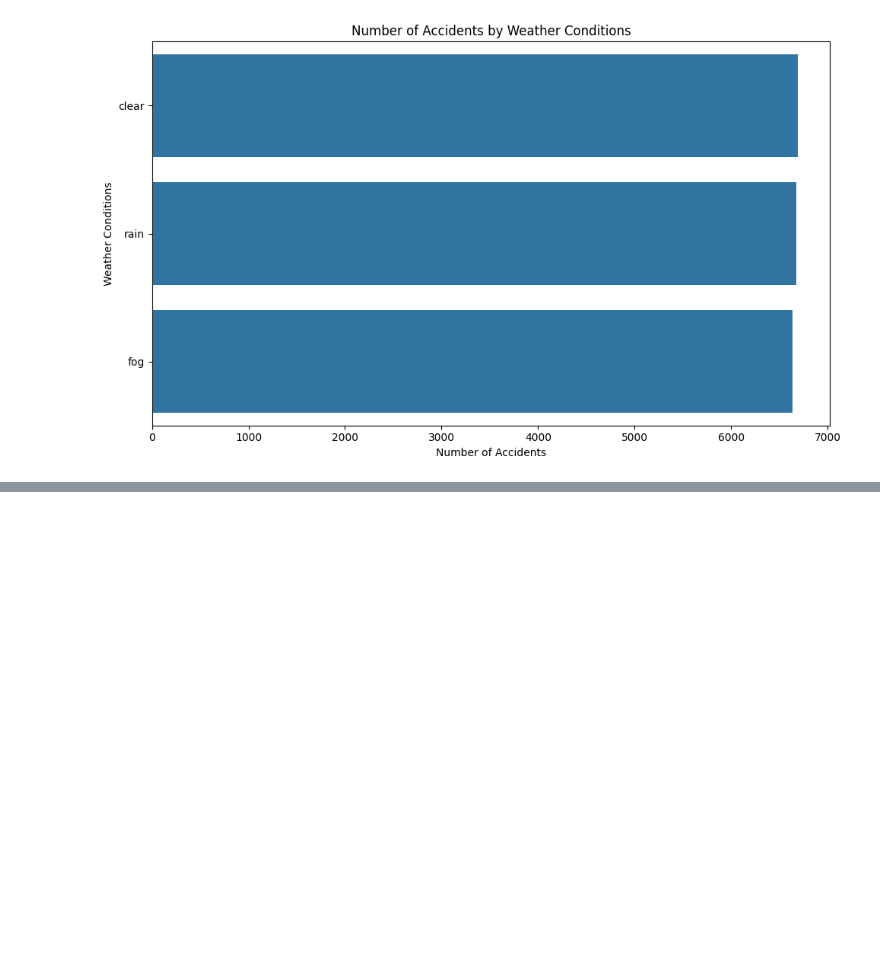
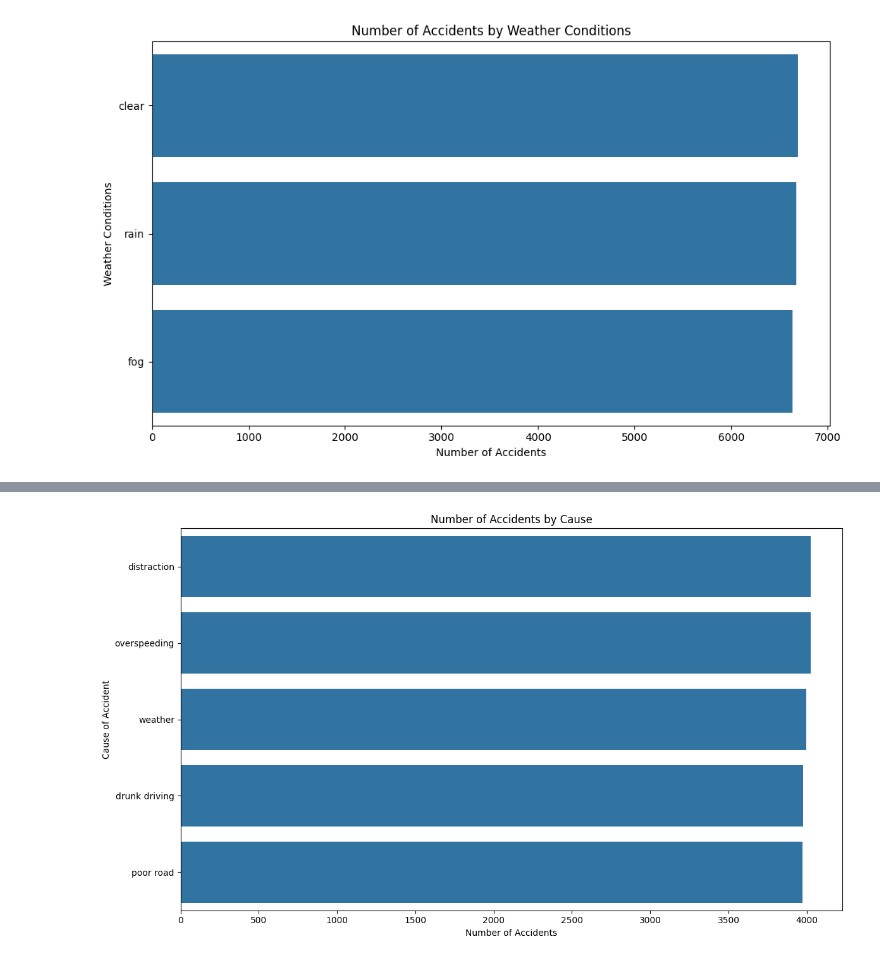
Before and after one commit to nehajacksonb24cs2143-ctrl/road-accident-severity-prediction, a Jupyter notebook: accident_analysis.ipynb, the cells around one changed output, grey strips where cells are left out. Drawn from its saved outputs; the diff is of its cells as text; code cells hidden in the pictures; blank space fills up the shorter version.

```diff
--- a/accident_analysis.ipynb
+++ b/accident_analysis.ipynb
@@ -172,0 +189,16 @@ plt.show()
+# %%
+plt.figure(figsize=(12, 7))
+cause_counts = df['cause'].value_counts()
+sns.barplot(
+    x=cause_counts.values,
+    y=cause_counts.index
+)
+
+plt.title('Number of Accidents by Cause')
+plt.xlabel('Number of Accidents')
+plt.ylabel('Cause of Accident')
+
+plt.tight_layout()
+plt.show()
+# %% [output]
+[figure, added]
```
Also changed, not shown: parts of 61 cells of this notebook.
